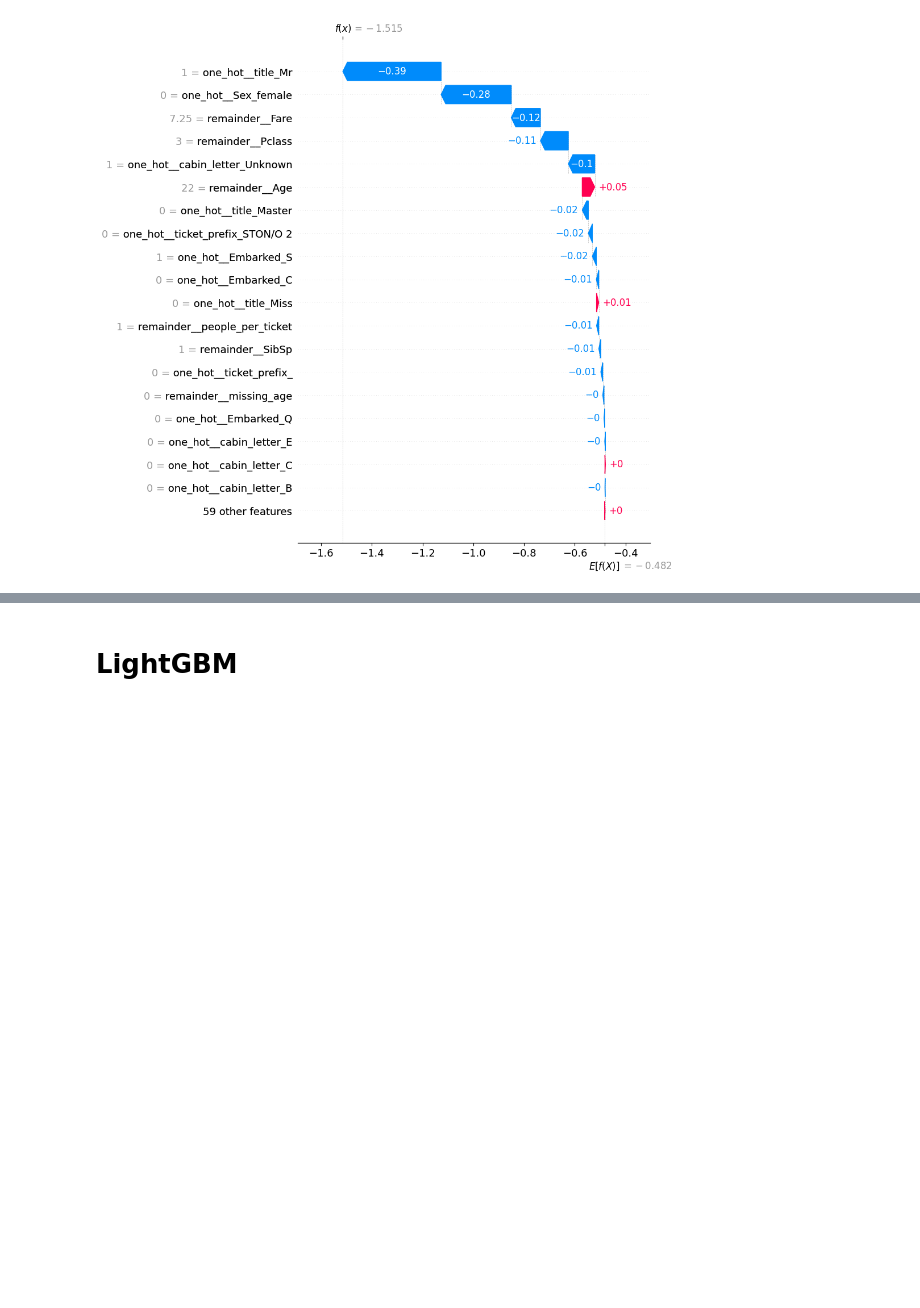
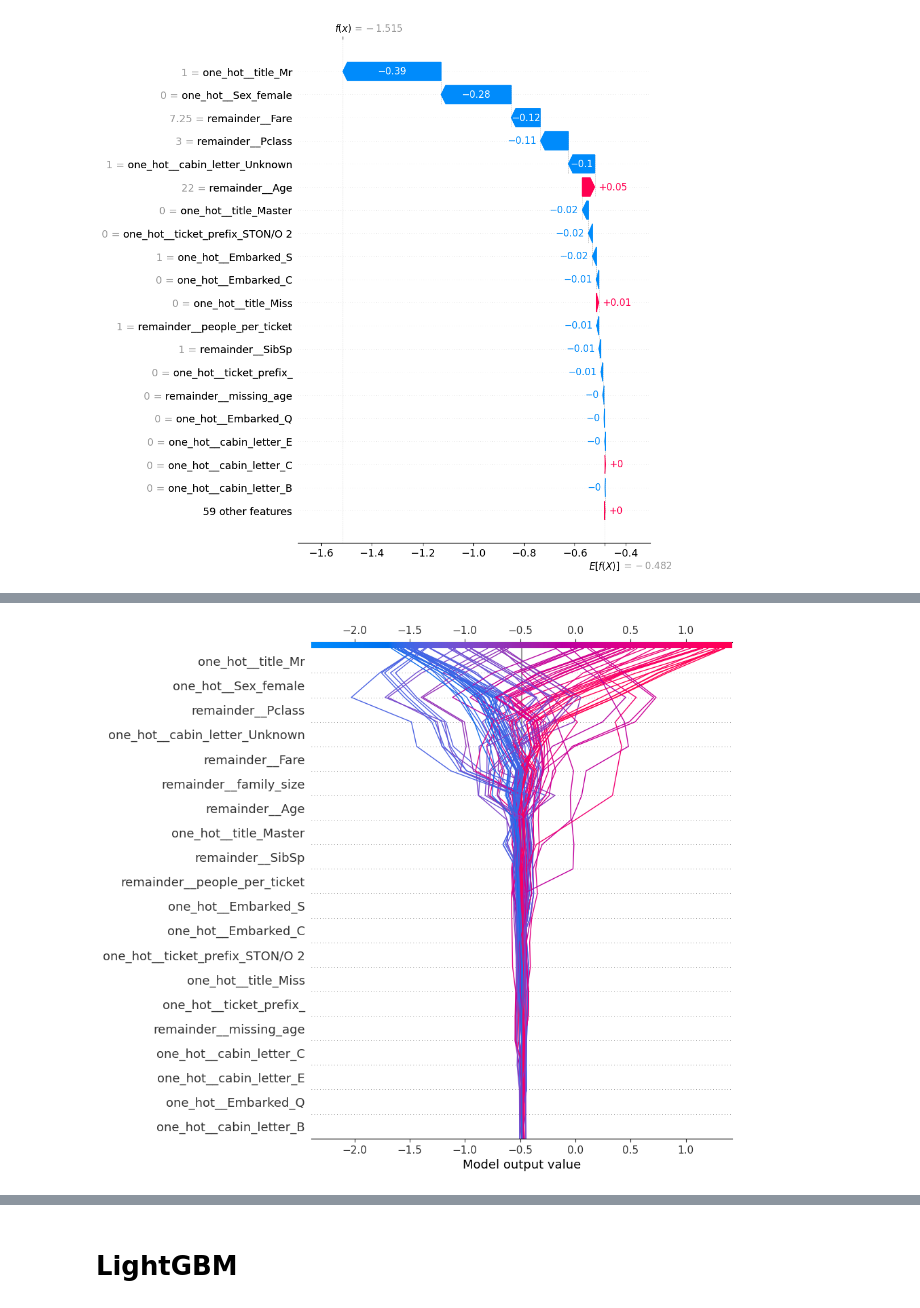
Before and after one commit to VladGnatiuk/projector_ml6, a Jupyter notebook: _vg/homeworks/homework 10. Prjctr HW10. Feature importance.ipynb, the cells around one changed output, grey strips where cells are left out. Cells and saved outputs as stored; diff of their text form; code cells hidden in the pictures; blank space fills up the shorter version.

```diff
--- a/_vg/homeworks/homework 10. Prjctr HW10. Feature importance.ipynb
+++ b/_vg/homeworks/homework 10. Prjctr HW10. Feature importance.ipynb
@@ -232,0 +250,4 @@ shap.summary_plot(shap_values, train_X_df)
+# %%
+shap.decision_plot(explainer.expected_value, shap_values.values[:100], feature_names)
+# %% [output]
+[figure, added]
```
Also changed, not shown: parts of 9 cells of this notebook.
